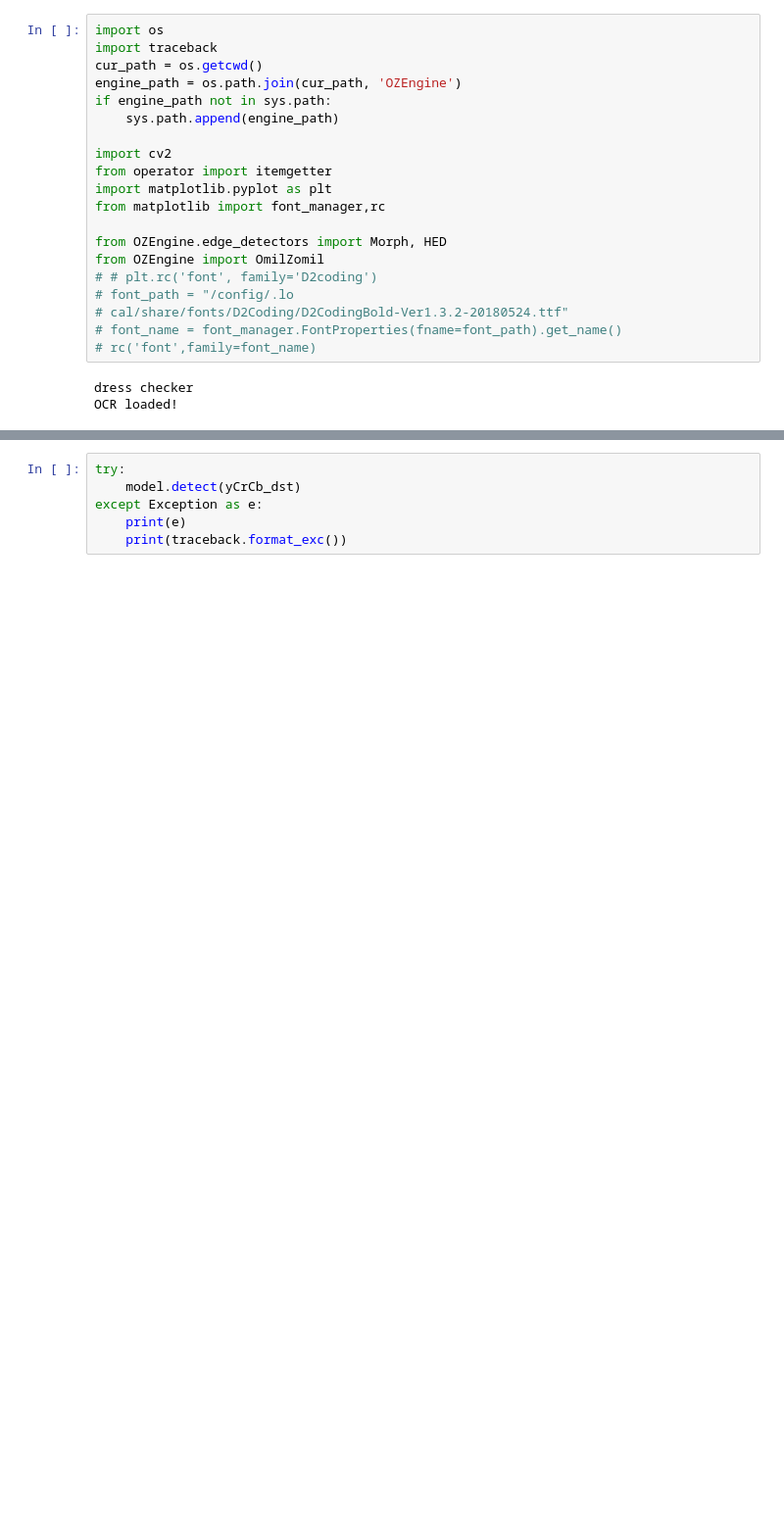
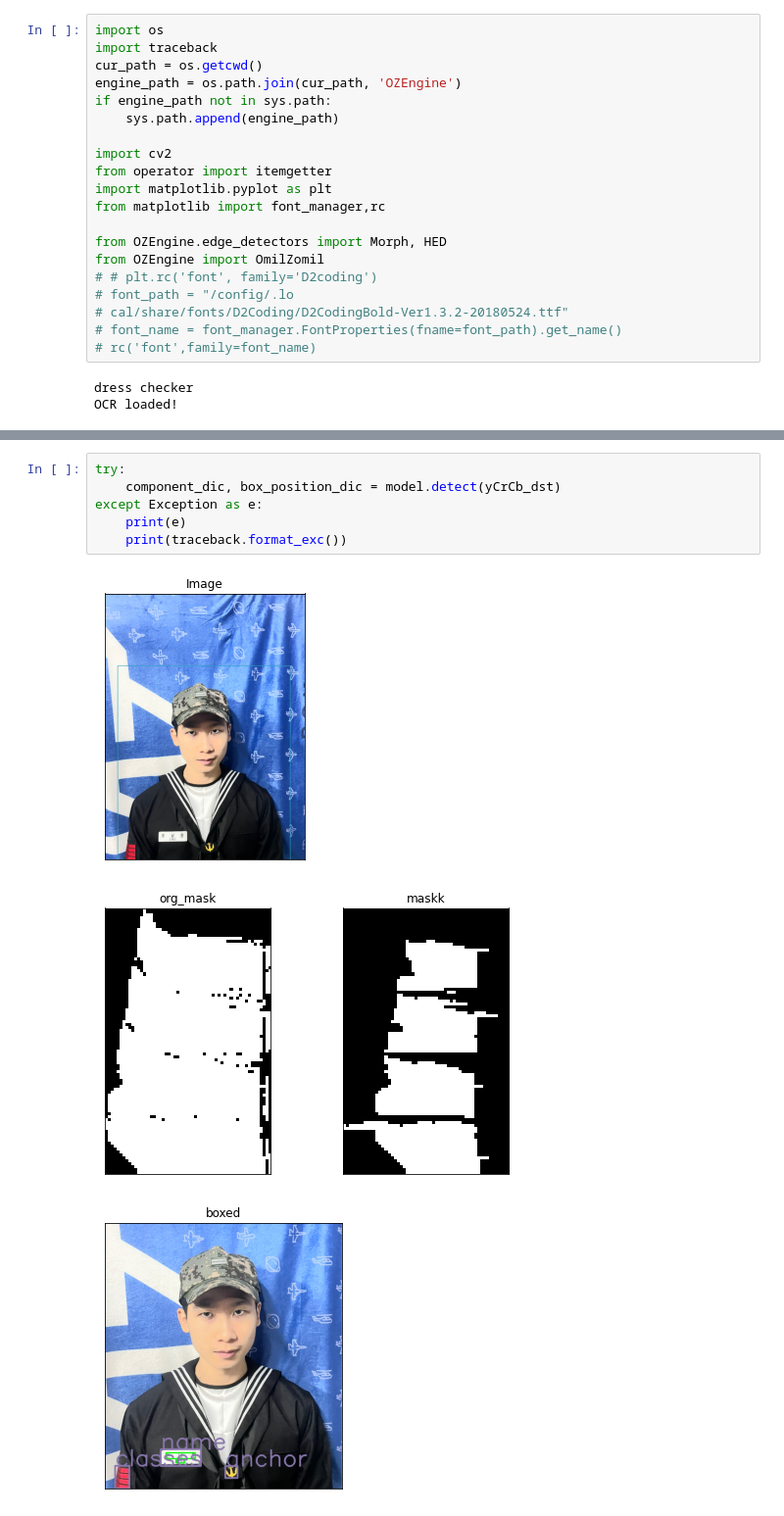
Before and after one commit to OmilZomil-OSAM-Hackathon-2022/OmilZomil-NAVYeffect, a Jupyter notebook: AI_BE/main.ipynb, the cells around one changed output, grey strips where cells are left out. Shown at 98% size. Cells and saved outputs as stored; diff of their text form; blank space fills up the shorter version.

```diff
--- a/AI_BE/main.ipynb
+++ b/AI_BE/main.ipynb
@@ -37,6 +42,10 @@ model = OmilZomil()
 # %%
 try:
-    model.detect(yCrCb_dst)
+    component_dic, box_position_dic = model.detect(yCrCb_dst)
 except Exception as e:
     print(e)
     print(traceback.format_exc())
+# %% [output]
+[figure, added]
+[figure, added]
+[figure, added]
```
Also changed, not shown: parts of 3 cells of this notebook, 2 other files.
